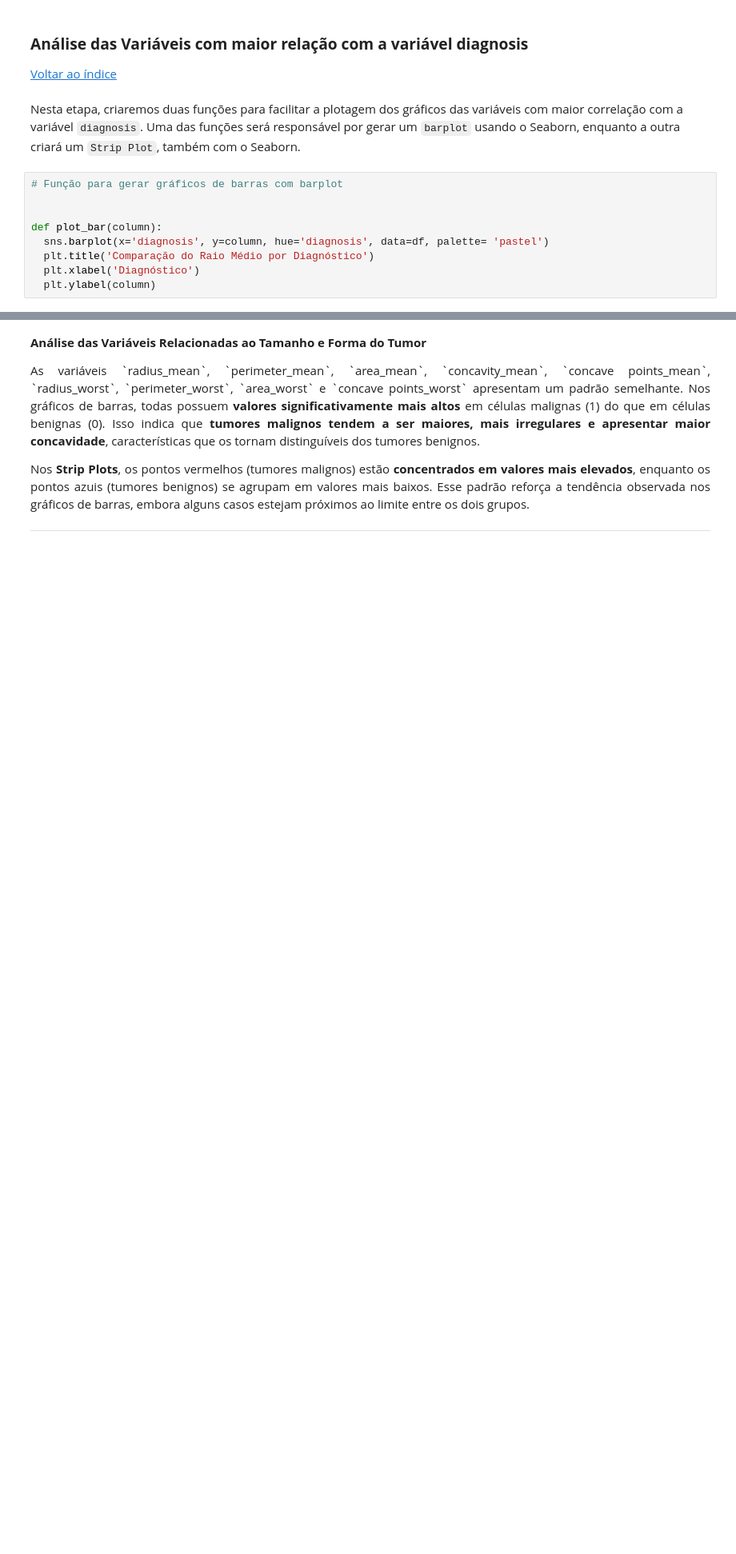
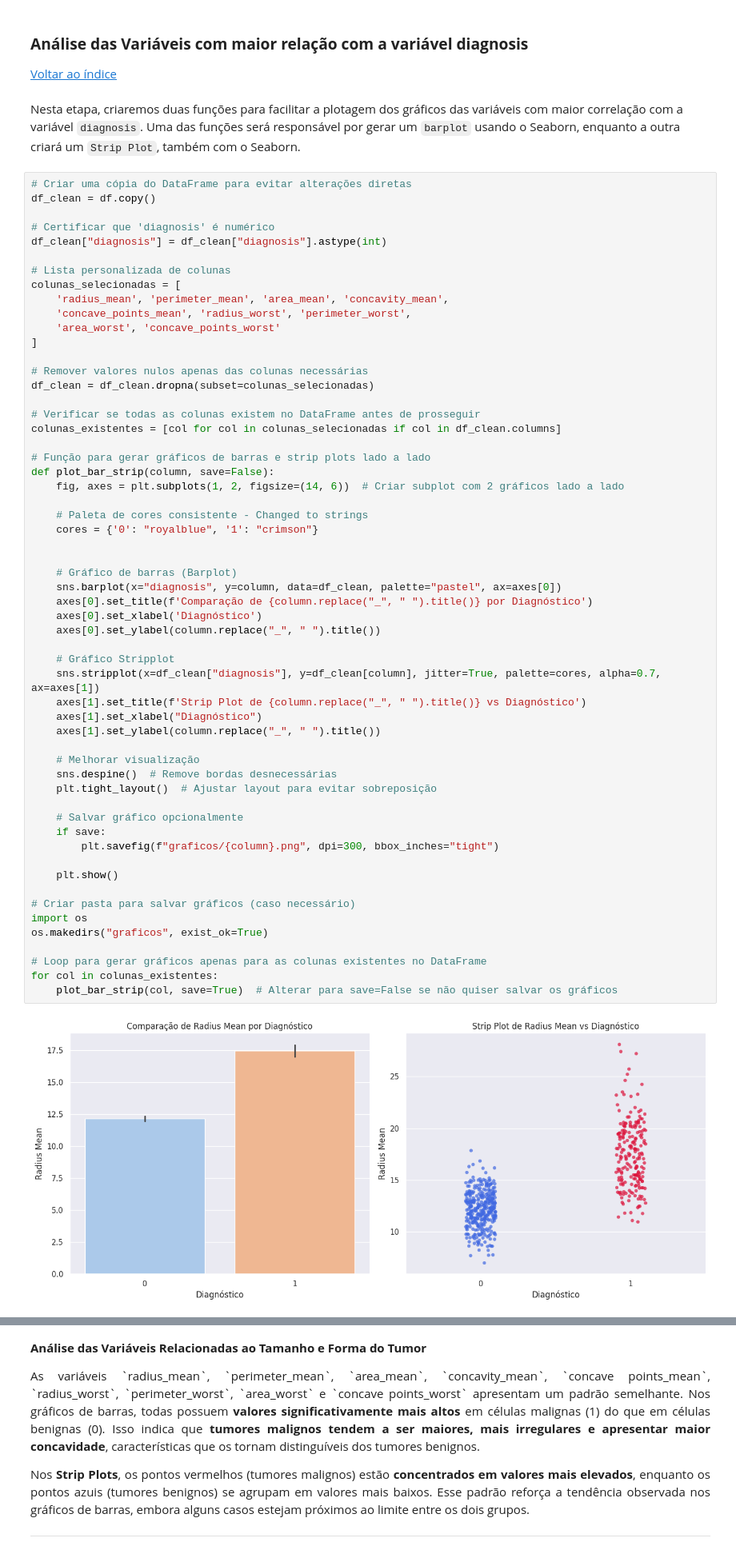
Before and after one commit to IsabelleFernanda/breast_cancer_image_analysis, a Jupyter notebook: notebook_do_projeto/cancer_de_mama.ipynb, the cells around one changed output, grey strips where cells are left out. Shown at 80% size. Cells and saved outputs as stored; diff of their text form; blank space fills up the shorter version.

```diff
--- a/notebook_do_projeto/cancer_de_mama.ipynb
+++ b/notebook_do_projeto/cancer_de_mama.ipynb
@@ -565,11 +592,61 @@ plt.show()
 # %% [markdown]
 Nesta etapa, criaremos duas funções para facilitar a plotagem dos gráficos das variáveis com maior correlação com a variável `diagnosis`. Uma das funções será responsável por gerar um `barplot` usando o Seaborn, enquanto a outra criará um `Strip Plot`, também com o Seaborn.
 # %%
-# Função para gerar gráficos de barras com barplot
+# Criar uma cópia do DataFrame para evitar alterações diretas
+df_clean = df.copy()
+
+# Certificar que 'diagnosis' é numérico
+df_clean["diagnosis"] = df_clean["diagnosis"].astype(int)
+
+# Lista personalizada de colunas
+colunas_selecionadas = [
+    'radius_mean', 'perimeter_mean', 'area_mean', 'concavity_mean',
+    'concave_points_mean', 'radius_worst', 'perimeter_worst',
+    'area_worst', 'concave_points_worst'
+]
+
+# Remover valores nulos apenas das colunas necessárias
+df_clean = df_clean.dropna(subset=colunas_selecionadas)
+
+# Verificar se todas as colunas existem no DataFrame antes de prosseguir
+colunas_existentes = [col for col in colunas_selecionadas if col in df_clean.columns]
+
+# Função para gerar gráficos de barras e strip plots lado a lado
+def plot_bar_strip(column, save=False):
+    fig, axes = plt.subplots(1, 2, figsize=(14, 6))  # Criar subplot com 2 gráficos lado a lado
+
+    # Paleta de cores consistente - Changed to strings
+    cores = {'0': "royalblue", '1': "crimson"}
 
 
-def plot_bar(column):
-  sns.barplot(x='diagnosis', y=column, hue='diagnosis', data=df, palette= 'pastel')
-  plt.title('Comparação do Raio Médio por Diagnóstico')
-  plt.xlabel('Diagnóstico')
-  plt.ylabel(column)
+    # Gráfico de barras (Barplot)
+    sns.barplot(x="diagnosis", y=column, data=df_clean, palette="pastel", ax=axes[0])
+    axes[0].set_title(f'Comparação de {column.replace("_", " ").title()} por Diagnóstico')
+    axes[0].set_xlabel('Diagnóstico')
+    axes[0].set_ylabel(column.replace("_", " ").title())
+
+    # Gráfico Stripplot
+    sns.stripplot(x=df_clean["diagnosis"], y=df_clean[column], jitter=True, palette=cores, alpha=0.7, ax=axes[1])
+    axes[1].set_title(f'Strip Plot de {column.replace("_", " ").title()} vs Diagnóstico')
+    axes[1].set_xlabel("Diagnóstico")
+    axes[1].set_ylabel(column.replace("_", " ").title())
+
+    # Melhorar visualização
+    sns.despine()  # Remove bordas desnecessárias
+    plt.tight_layout()  # Ajustar layout para evitar sobreposição
+
+    # Salvar gráfico opcionalmente
+    if save:
+        plt.savefig(f"graficos/{column}.png", dpi=300, bbox_inches="tight")
+
+    plt.show()
+
+# Criar pasta para salvar gráficos (caso necessário)
+import os
+os.makedirs("graficos", exist_ok=True)
+
+# Loop para gerar gráficos apenas para as colunas existentes no DataFrame
+for col in colunas_existentes:
+    plot_bar_strip(col, save=True)  # Alterar para save=False se não quiser salvar os gráficos
+# %% [output]
+[figure, added]
```
Also changed, not shown: parts of 55 cells of this notebook.
